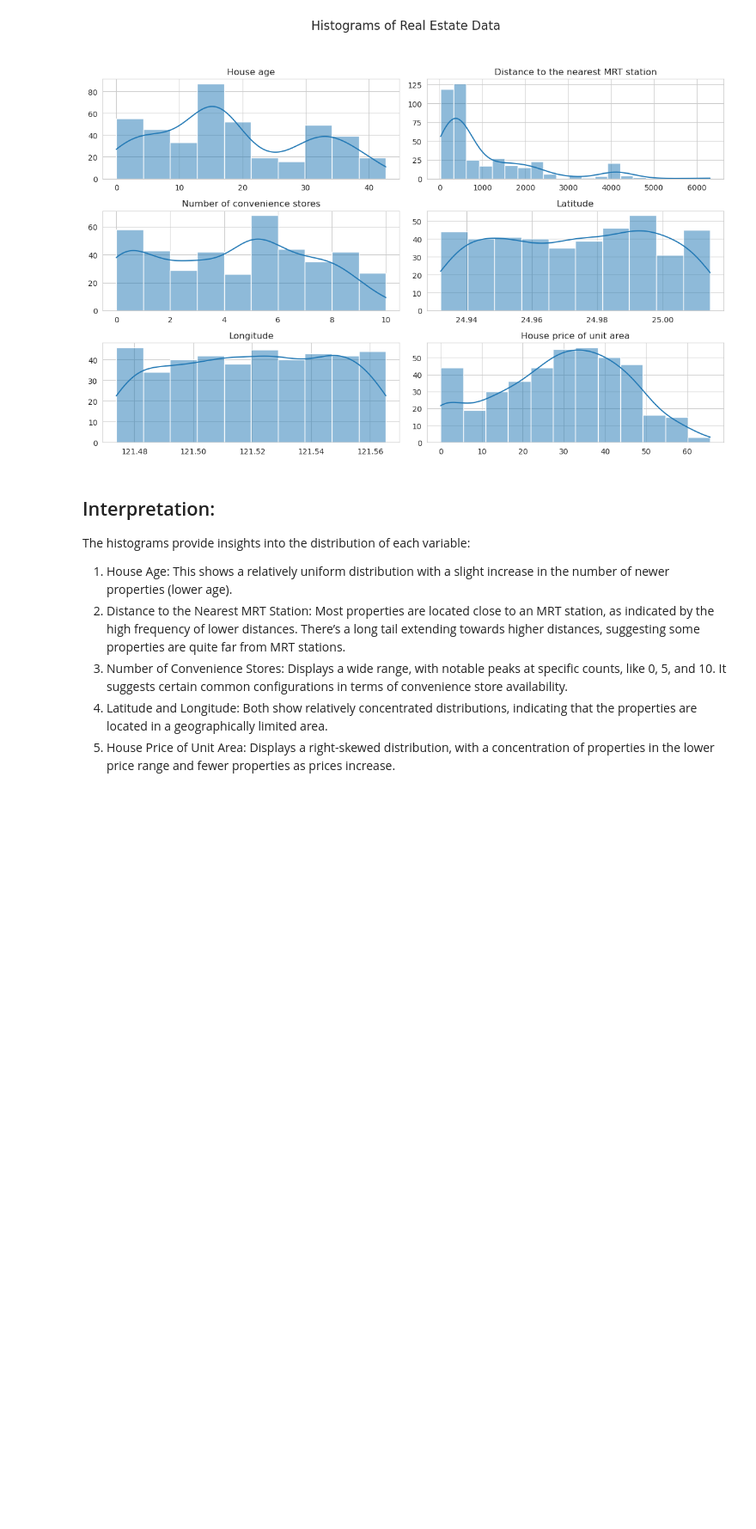
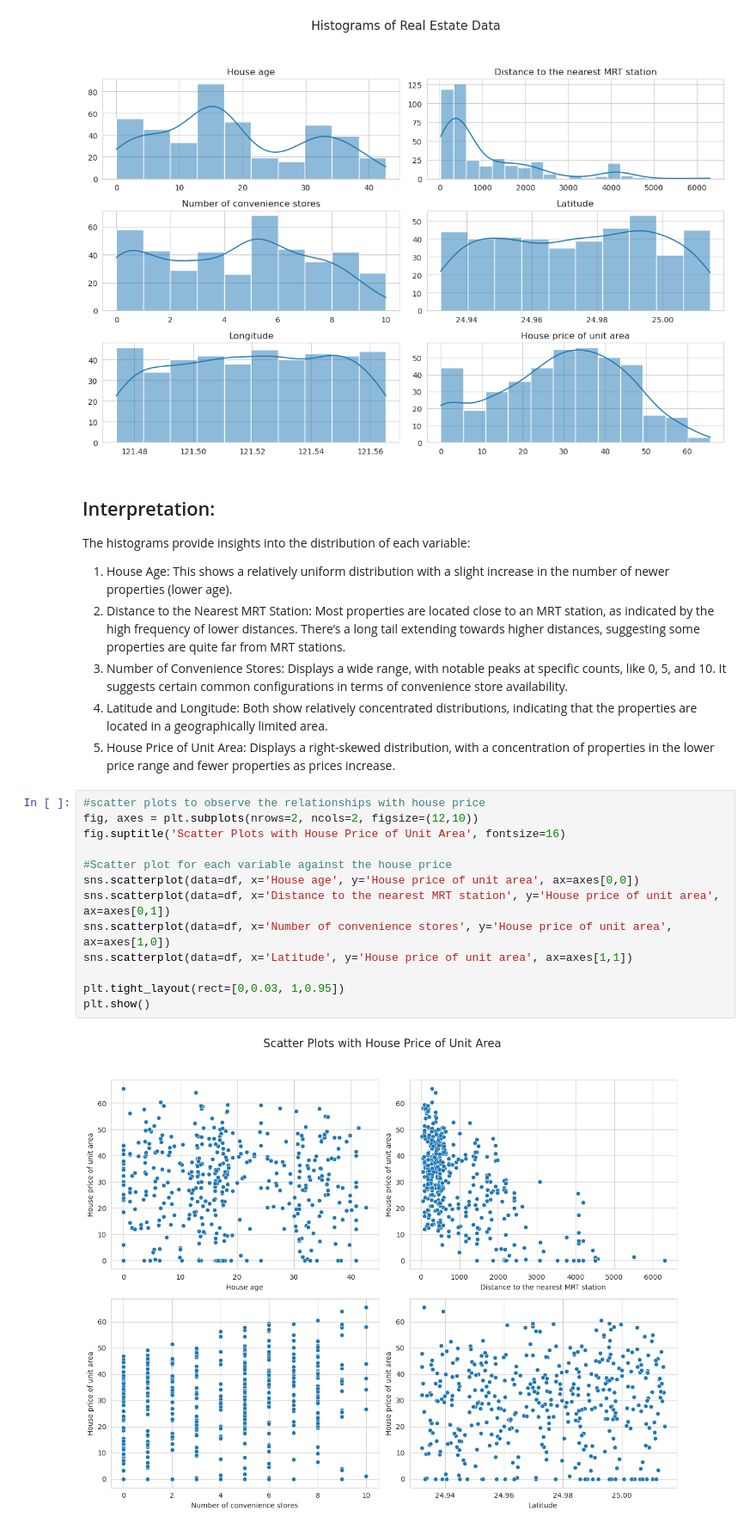
Before and after one commit to jc-cedric/real-estate-price-prediction, a Jupyter notebook: index.ipynb, the cells around one changed output. Shown: that part at 86% size. Cells and saved outputs as stored; diff of their text form; blank space fills up the shorter version.

Commit message:
scatter plots to observe the relationships with house price and interpretation

```diff
--- a/index.ipynb
+++ b/index.ipynb
@@ -96,3 +96,18 @@ The histograms provide insights into the distribution of each variable:
 3. Number of Convenience Stores: Displays a wide range, with notable peaks at specific counts, like 0, 5, and 10. It suggests certain common configurations in terms of convenience store availability.
 4. Latitude and Longitude: Both show relatively concentrated distributions, indicating that the properties are located in a geographically limited area.
 5. House Price of Unit Area: Displays a right-skewed distribution, with a concentration of properties in the lower price range and fewer properties as prices increase.
+# %%
+#scatter plots to observe the relationships with house price
+fig, axes = plt.subplots(nrows=2, ncols=2, figsize=(12,10))
+fig.suptitle('Scatter Plots with House Price of Unit Area', fontsize=16)
+
+#Scatter plot for each variable against the house price
+sns.scatterplot(data=df, x='House age', y='House price of unit area', ax=axes[0,0])
+sns.scatterplot(data=df, x='Distance to the nearest MRT station', y='House price of unit area', ax=axes[0,1])
+sns.scatterplot(data=df, x='Number of convenience stores', y='House price of unit area', ax=axes[1,0])
+sns.scatterplot(data=df, x='Latitude', y='House price of unit area', ax=axes[1,1])
+
+plt.tight_layout(rect=[0,0.03, 1,0.95])
+plt.show()
+# %% [output]
+[figure, added]
```
Also changed, not shown: parts of 1 cell of this notebook.
